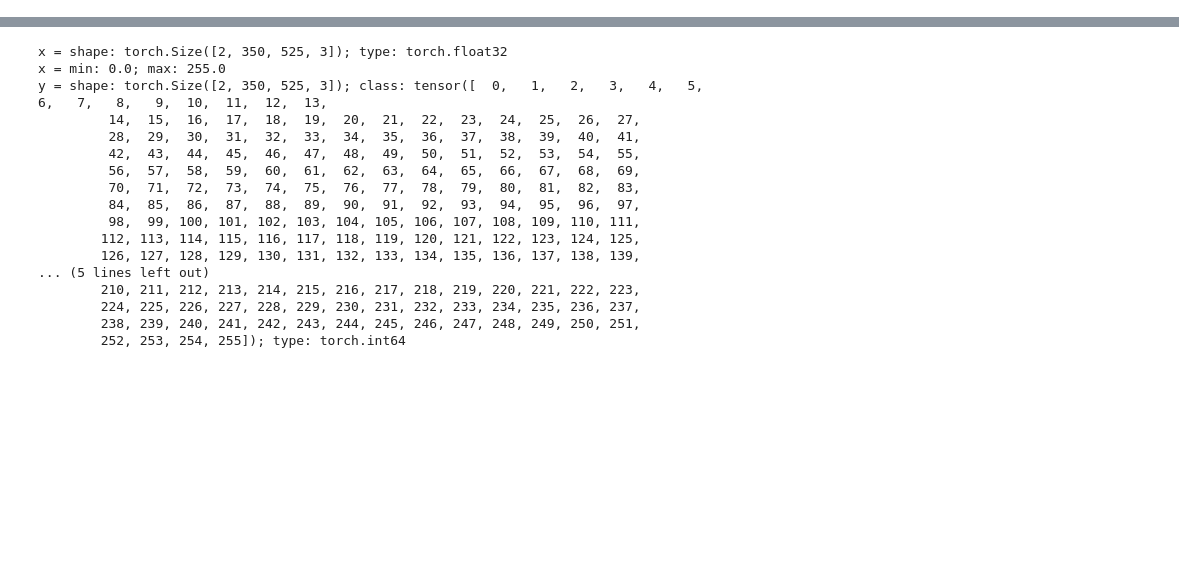
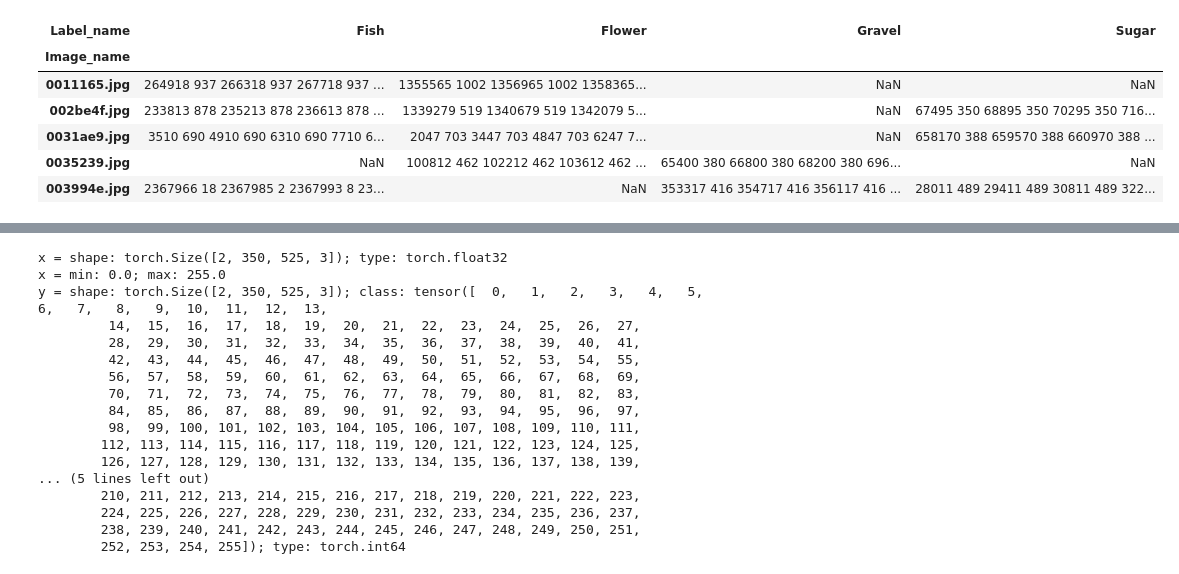
Before and after one commit to DeftEye/TraitementDeNuages, a Jupyter notebook: main.ipynb, the cells around one changed output, grey strips where cells are left out. Saved outputs shown, nothing was run; the diff lists cells and outputs as text; code cells hidden in the pictures; blank space fills up the shorter version.

```diff
--- a/main.ipynb
+++ b/main.ipynb
@@ -0,0 +3,19 @@
+# %%
+import pandas as pd
+sample_submission = pd.read_csv("understanding_cloud_organization/sample_submission.csv")
+train = pd.read_csv("understanding_cloud_organization/train.csv")
+# %%
+train['Image_name'] = train['Image_Label'].apply(lambda x: x.split('_')[0])
+train['Label_name'] = train['Image_Label'].apply(lambda x: x.split('_')[1])
+train.drop('Image_Label',axis=1,inplace=True)
+train = train.pivot('Image_name','Label_name','EncodedPixels')
+# %%
+train.head()
+# %% [output]
+| Label_name | Fish | Flower | Gravel | Sugar |
+| Image_name |  |  |  |  |
+| 0011165.jpg | 264918 937 266318 937 267718 937 ... | 1355565 1002 1356965 1002 1358365... | NaN | NaN |
+| 002be4f.jpg | 233813 878 235213 878 236613 878 ... | 1339279 519 1340679 519 1342079 5... | NaN | 67495 350 68895 350 70295 350 716... |
+| 0031ae9.jpg | 3510 690 4910 690 6310 690 7710 6... | 2047 703 3447 703 4847 703 6247 7... | NaN | 658170 388 659570 388 660970 388 ... |
+| 0035239.jpg | NaN | 100812 462 102212 462 103612 462 ... | 65400 380 66800 380 68200 380 696... | NaN |
+| 003994e.jpg | 2367966 18 2367985 2 2367993 8 23... | NaN | 353317 416 354717 416 356117 416 ... | 28011 489 29411 489 30811 489 322... |
```
Also changed, not shown: parts of 8 cells of this notebook, 3 other files.
